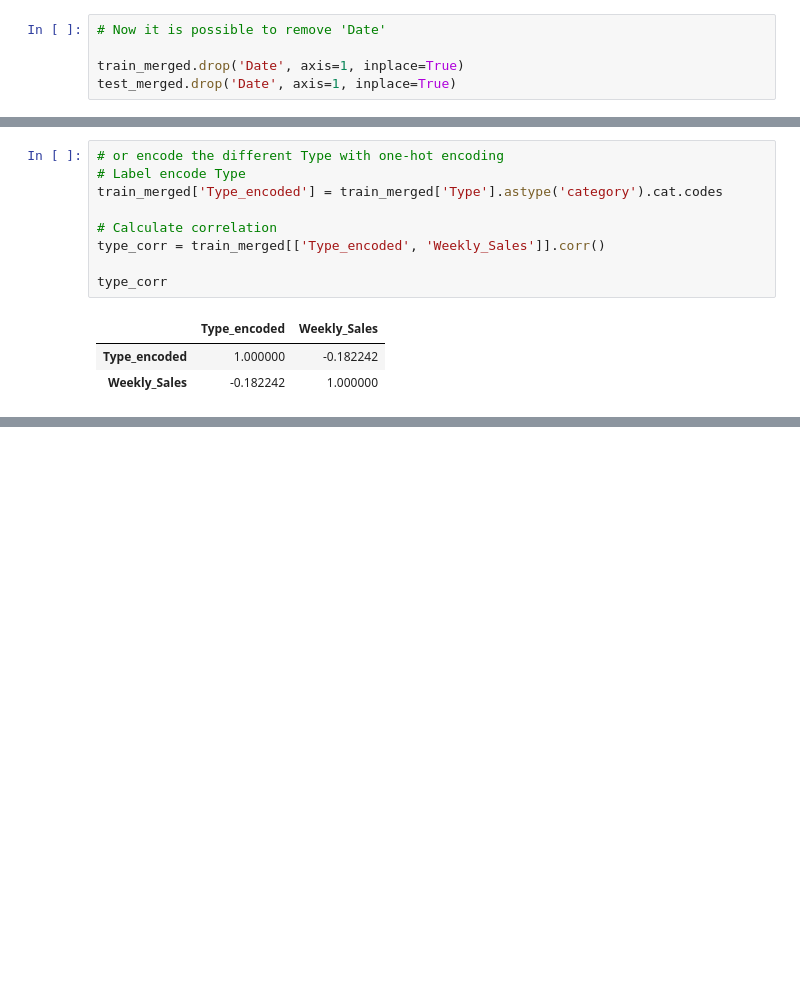
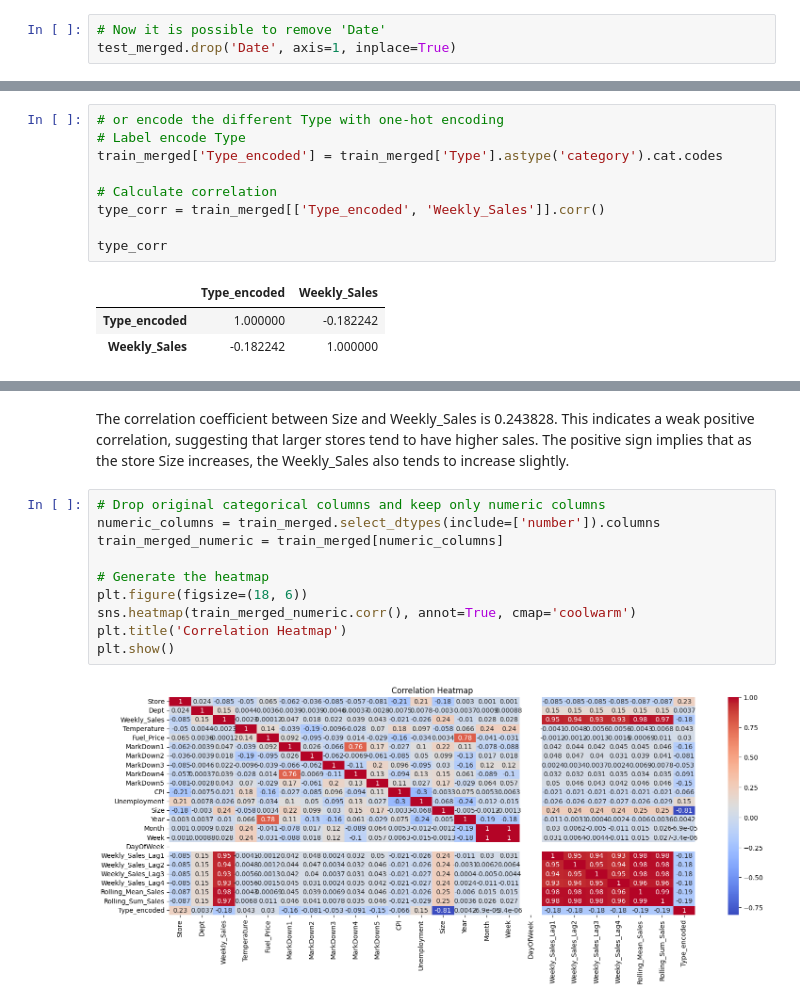
Before and after one commit to sofiamartellozzo/StoresSalesForecasting, a Jupyter notebook: regression.ipynb, the cells around one changed output, grey strips where cells are left out. Drawn from its saved outputs; the diff is of its cells as text; blank space fills up the shorter version.

Commit message:
only training left

```diff
--- a/regression.ipynb
+++ b/regression.ipynb
@@ -371,7 +404,5 @@ train_merged.head()
 # %%
 # Now it is possible to remove 'Date'
-
-train_merged.drop('Date', axis=1, inplace=True)
 test_merged.drop('Date', axis=1, inplace=True)
 # %% [markdown]
 ### Data exploration & visualization
@@ -571,0 +610,14 @@ Weekly_Sales  0.243828      1.000000
+# %% [markdown]
+The correlation coefficient between Size and Weekly_Sales is 0.243828. This indicates a weak positive correlation, suggesting that larger stores tend to have higher sales. The positive sign implies that as the store Size increases, the Weekly_Sales also tends to increase slightly.
+# %%
+# Drop original categorical columns and keep only numeric columns
+numeric_columns = train_merged.select_dtypes(include=['number']).columns
+train_merged_numeric = train_merged[numeric_columns]
+
+# Generate the heatmap
+plt.figure(figsize=(18, 6))
+sns.heatmap(train_merged_numeric.corr(), annot=True, cmap='coolwarm')
+plt.title('Correlation Heatmap')
+plt.show()
+# %% [output]
+[figure, added]
```
Also changed, not shown: parts of 42 cells of this notebook.
